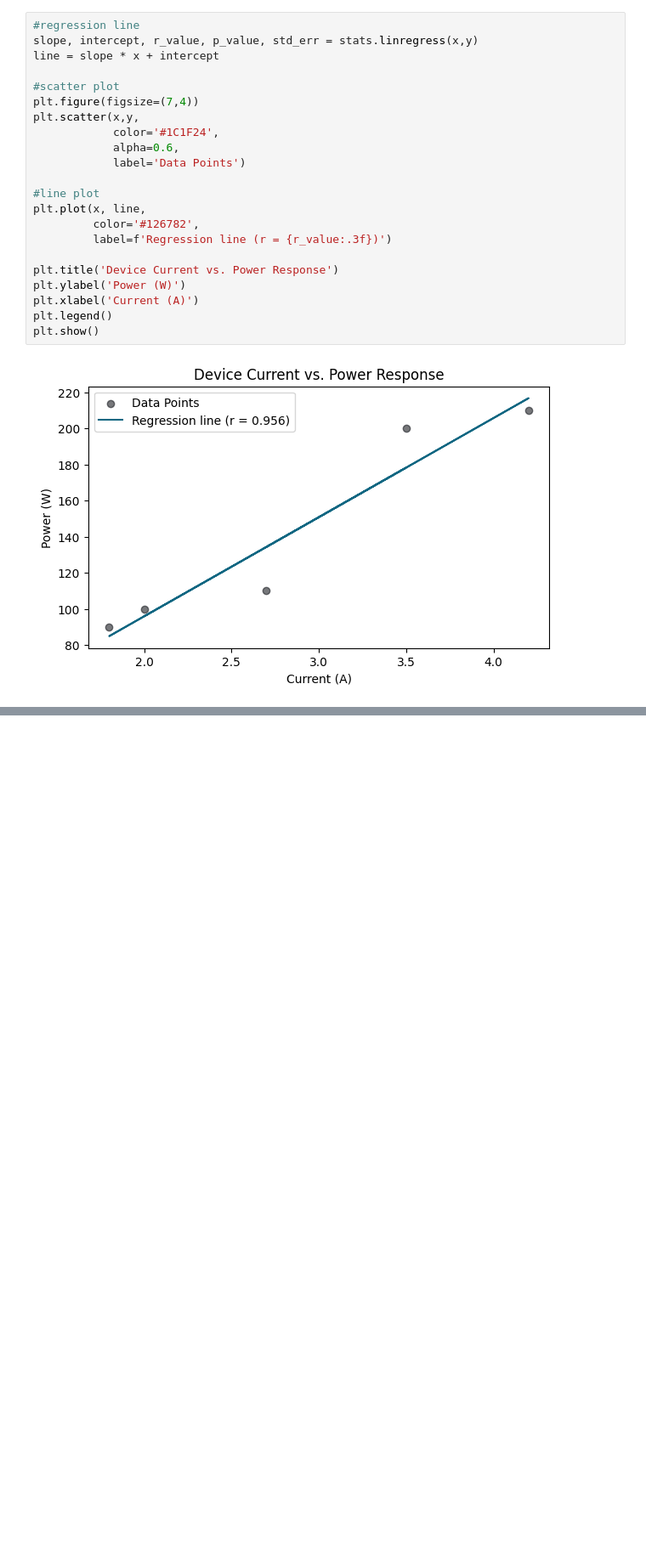
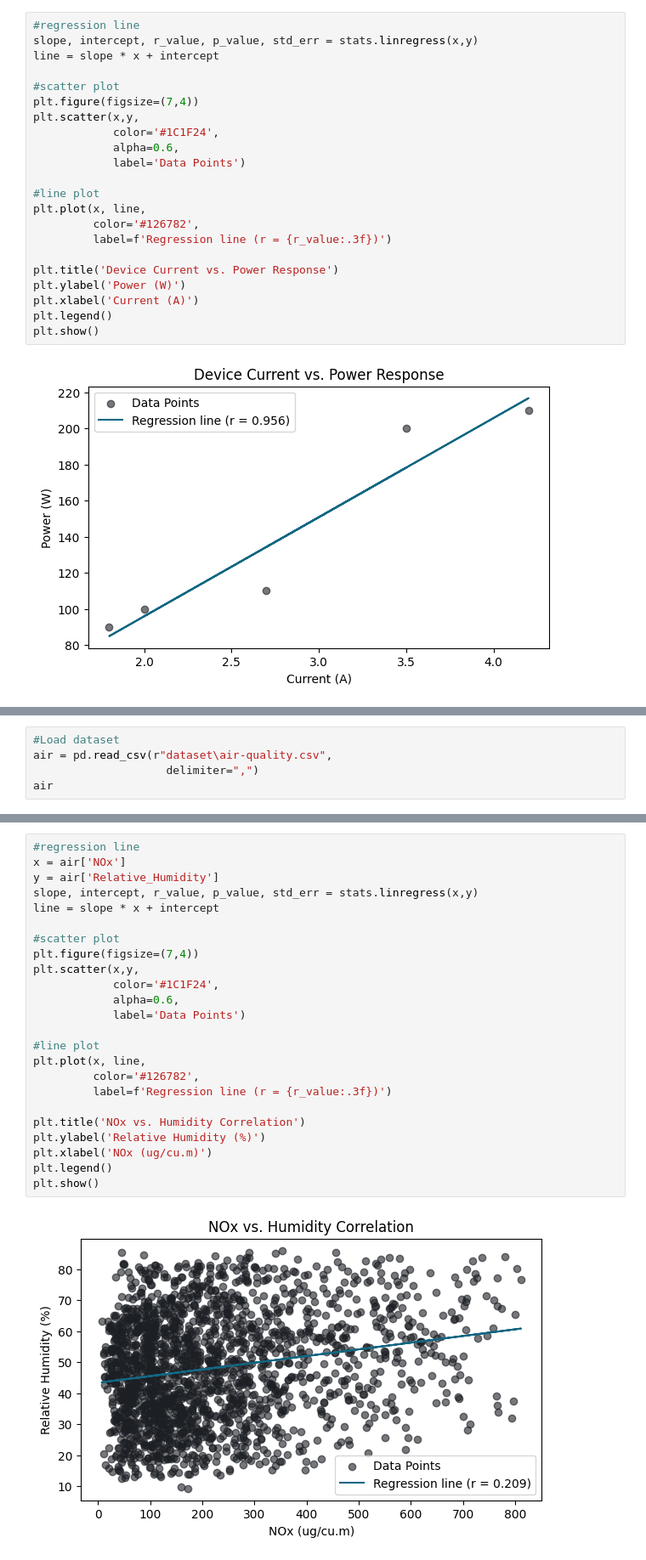
Before and after one commit to ElyssaTombale28/Tombale_Statistics, a Jupyter notebook: lab-5-correlation.ipynb, the cells around one changed output, grey strips where cells are left out. Shown at 85% size. Drawn from its saved outputs; the diff is of its cells as text; blank space fills up the shorter version.

```diff
--- a/lab-5-correlation.ipynb
+++ b/lab-5-correlation.ipynb
@@ -70,0 +73,5 @@ plt.show()
+# %%
+#Load dataset
+air = pd.read_csv(r"dataset\air-quality.csv",
+                    delimiter=",")
+air
@@ -70,0 +110,26 @@ plt.show()
+# %%
+#regression line
+x = air['NOx']
+y = air['Relative_Humidity']
+slope, intercept, r_value, p_value, std_err = stats.linregress(x,y)
+line = slope * x + intercept
+
+#scatter plot
+plt.figure(figsize=(7,4))
+plt.scatter(x,y,
+            color='#1C1F24',
+            alpha=0.6,
+            label='Data Points')
+
+#line plot
+plt.plot(x, line,
+         color='#126782',
+         label=f'Regression line (r = {r_value:.3f})')
+
+plt.title('NOx vs. Humidity Correlation')
+plt.ylabel('Relative Humidity (%)')
+plt.xlabel('NOx (ug/cu.m)')
+plt.legend()
+plt.show()
+# %% [output]
+[figure, added]
```
Also changed, not shown: parts of 7 cells of this notebook.
